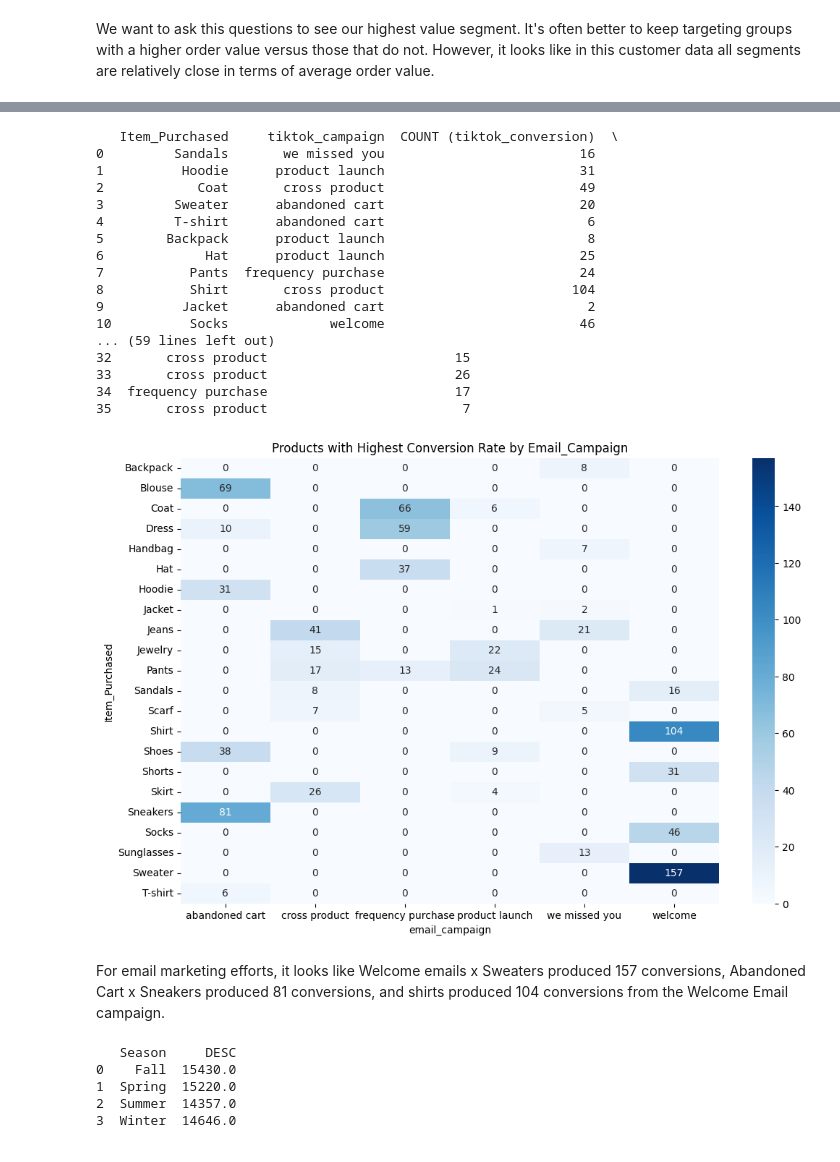
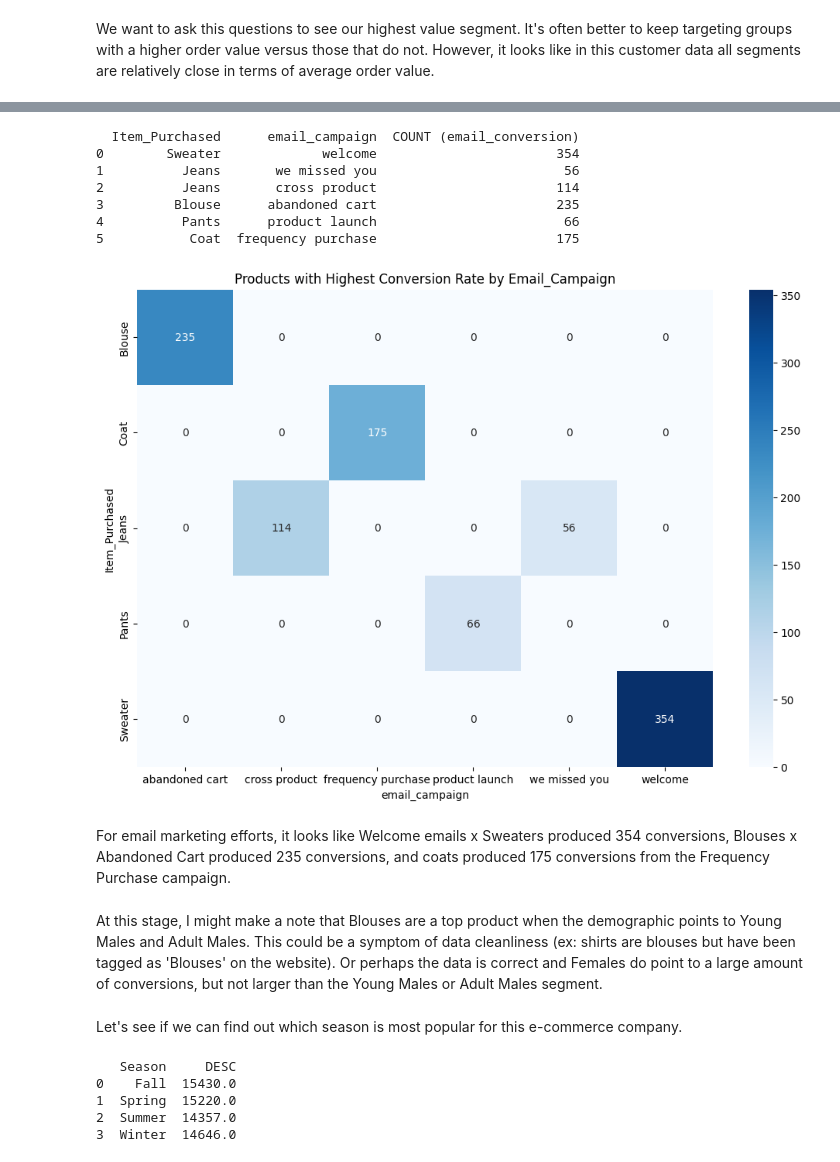
Before and after one commit to maggielittle95/shopper_trends, a Jupyter notebook: marketing_analysis.ipynb, the cells around one changed output, grey strips where cells are left out. Saved outputs shown, nothing was run; the diff lists cells and outputs as text; code cells hidden in the pictures.

```diff
--- a/marketing_analysis.ipynb
+++ b/marketing_analysis.ipynb
@@ -271,41 +294,36 @@ The different hues call out the highest conversion rates by product and by TikTo
 # %%
+#Create variable for product_information_1b: this will represent conversion rates for email_campaigns.
 product_information_1b = '''
-SELECT Item_Purchased, tiktok_campaign, COUNT (tiktok_conversion), email_campaign, COUNT (email_conversion)
+SELECT Item_Purchased, email_campaign, COUNT (email_conversion)
 FROM merged_data
-GROUP BY tiktok_campaign, email_campaign
-ORDER BY tiktok_conversion DESC, email_conversion DESC;
+GROUP BY email_campaign
+ORDER BY email_conversion DESC;
 '''
 
 product_information_1b = pd.read_sql(product_information_1b, conn)
 print(product_information_1b)
 
 pivot_table = product_information_1b.pivot_table(index='Item_Purchased', columns='email_campaign', values='COUNT (email_conversion)', aggfunc='sum', fill_value=0)
 
 plt.figure(figsize=(12, 8))
 sns.heatmap(pivot_table, annot=True, cmap='Blues', fmt='g')
 plt.title('Products with Highest Conversion Rate by Email_Campaign')
 plt.show()
 # %% [output]
-   Item_Purchased     tiktok_campaign  COUNT (tiktok_conversion)  \
-0         Sandals       we missed you                         16
-1          Hoodie      product launch                         31
-2            Coat       cross product                         49
-3         Sweater      abandoned cart                         20
-4         T-shirt      abandoned cart                          6
-5        Backpack      product launch                          8
-6             Hat      product launch                         25
-7           Pants  frequency purchase                         24
-8           Shirt       cross product                        104
-9          Jacket      abandoned cart                          2
-10          Socks             welcome                         46
-... (59 lines left out)
-32       cross product                        15
-33       cross product                        26
-34  frequency purchase                        17
-35       cross product                         7
+  Item_Purchased      email_campaign  COUNT (email_conversion)
+0        Sweater             welcome                       354
+1          Jeans       we missed you                        56
+2          Jeans       cross product                       114
+3         Blouse      abandoned cart                       235
+4          Pants      product launch                        66
+5           Coat  frequency purchase                       175
-[figure, old version]
+[figure, new version]
 # %% [markdown]
-For email marketing efforts, it looks like Welcome emails x Sweaters produced 157 conversions, Abandoned Cart x Sneakers produced 81 conversions, and shirts produced 104 conversions from the Welcome Email campaign.
+For email marketing efforts, it looks like Welcome emails x Sweaters produced 354 conversions, Blouses x Abandoned Cart produced 235 conversions, and coats produced 175 conversions from the Frequency Purchase campaign.
+# %% [markdown]
+At this stage, I might make a note that Blouses are a top product when the demographic points to Young Males and Adult Males. This could be a symptom of data cleanliness (ex: shirts are blouses but have been tagged as 'Blouses' on the website). Or perhaps the data is correct and Females do point to a large amount of conversions, but not larger than the Young Males or Adult Males segment.
+# %% [markdown]
+Let's see if we can find out which season is most popular for this e-commerce company.
 # %%
 #Product Information #2 Total Sales Amount for seasonal clothing
 
```
Also changed, not shown: parts of 24 cells of this notebook.
